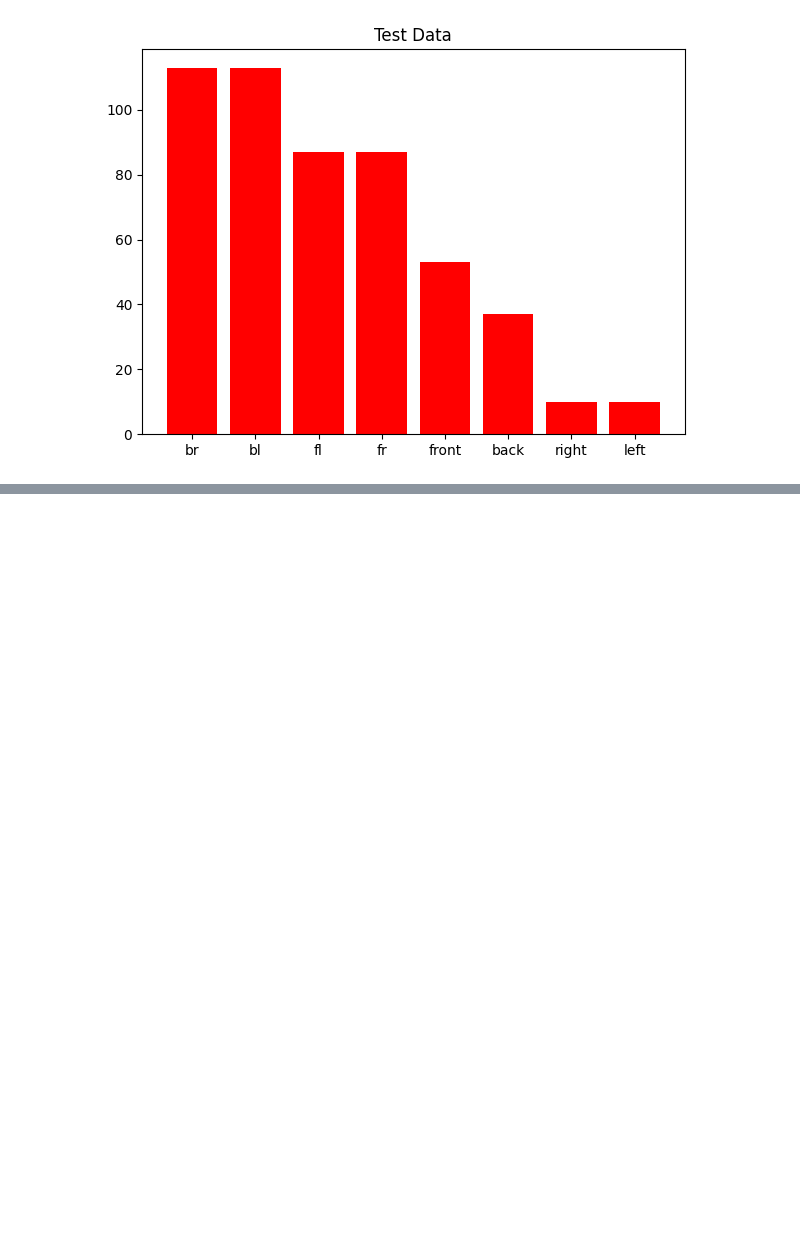
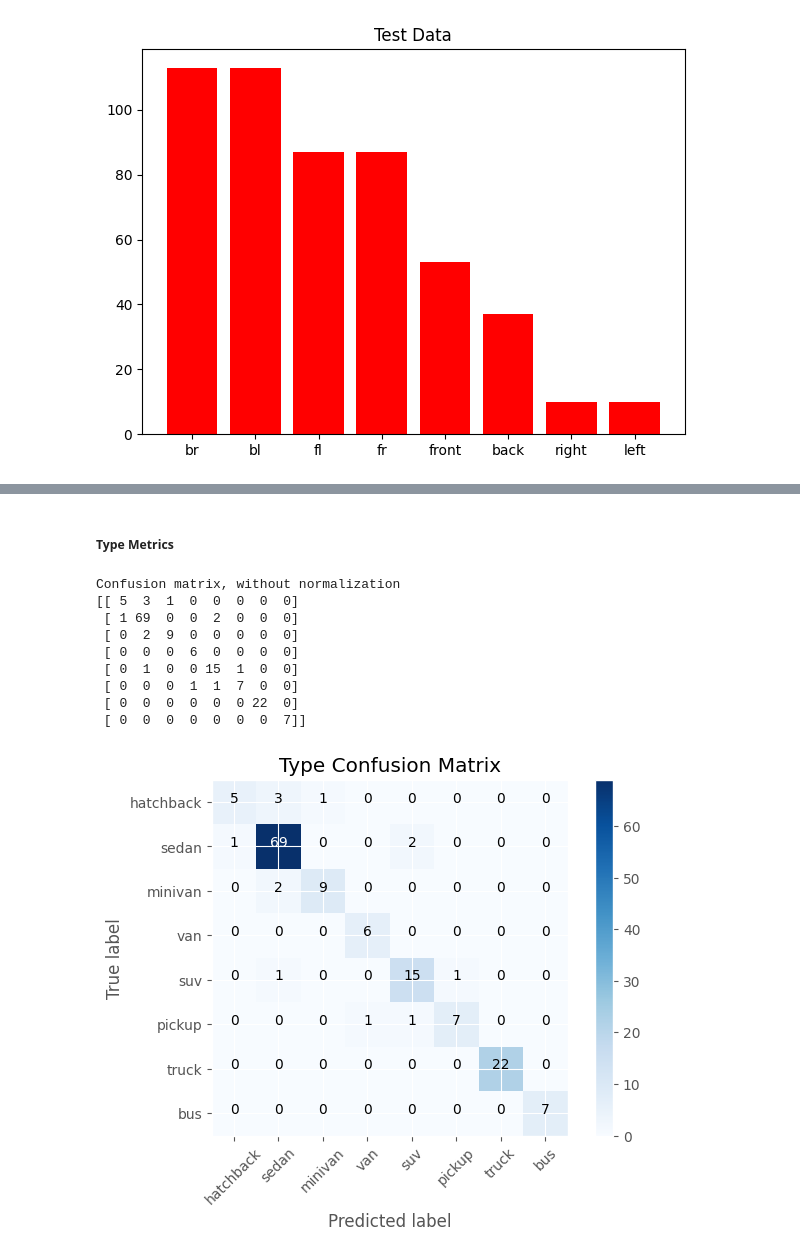
Before and after one commit to Angel-Ceballos/car-grouping, a Jupyter notebook: solution.ipynb, the cells around one changed output, grey strips where cells are left out. Saved outputs shown, nothing was run; the diff lists cells and outputs as text; code cells hidden in the pictures; blank space fills up the shorter version.

```diff
--- a/solution.ipynb
+++ b/solution.ipynb
@@ -341,0 +485,19 @@ X_test.to_csv('./labels/test_data.csv')
+# %% [markdown]
+##### Type Metrics
+# %%
+gt = df_ans['gt_type'].to_list()
+pred = df_ans['pred_type'].to_list()
+cm = confusion_matrix(y_true=gt, y_pred=pred)
+cm_plot_labels = ['hatchback', 'sedan', 'minivan', 'van', 'suv', 'pickup', 'truck', 'bus']
+plot_confusion_matrix(cm=cm, classes=cm_plot_labels, title='Type Confusion Matrix')
+# %% [output]
+Confusion matrix, without normalization
+[[ 5  3  1  0  0  0  0  0]
+ [ 1 69  0  0  2  0  0  0]
+ [ 0  2  9  0  0  0  0  0]
+ [ 0  0  0  6  0  0  0  0]
+ [ 0  1  0  0 15  1  0  0]
+ [ 0  0  0  1  1  7  0  0]
+ [ 0  0  0  0  0  0 22  0]
+ [ 0  0  0  0  0  0  0  7]]
+[figure, added]
```
Also changed, not shown: parts of 22 cells of this notebook, 4 other files.
